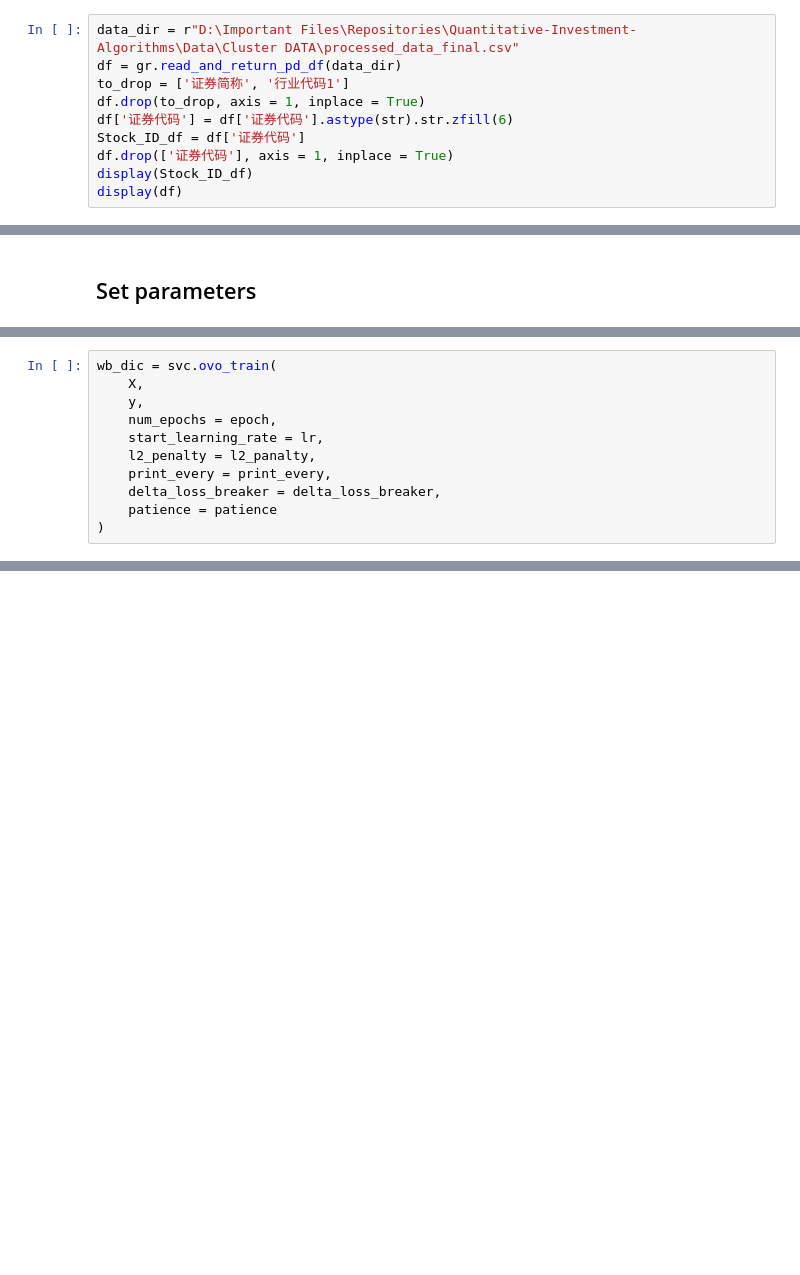
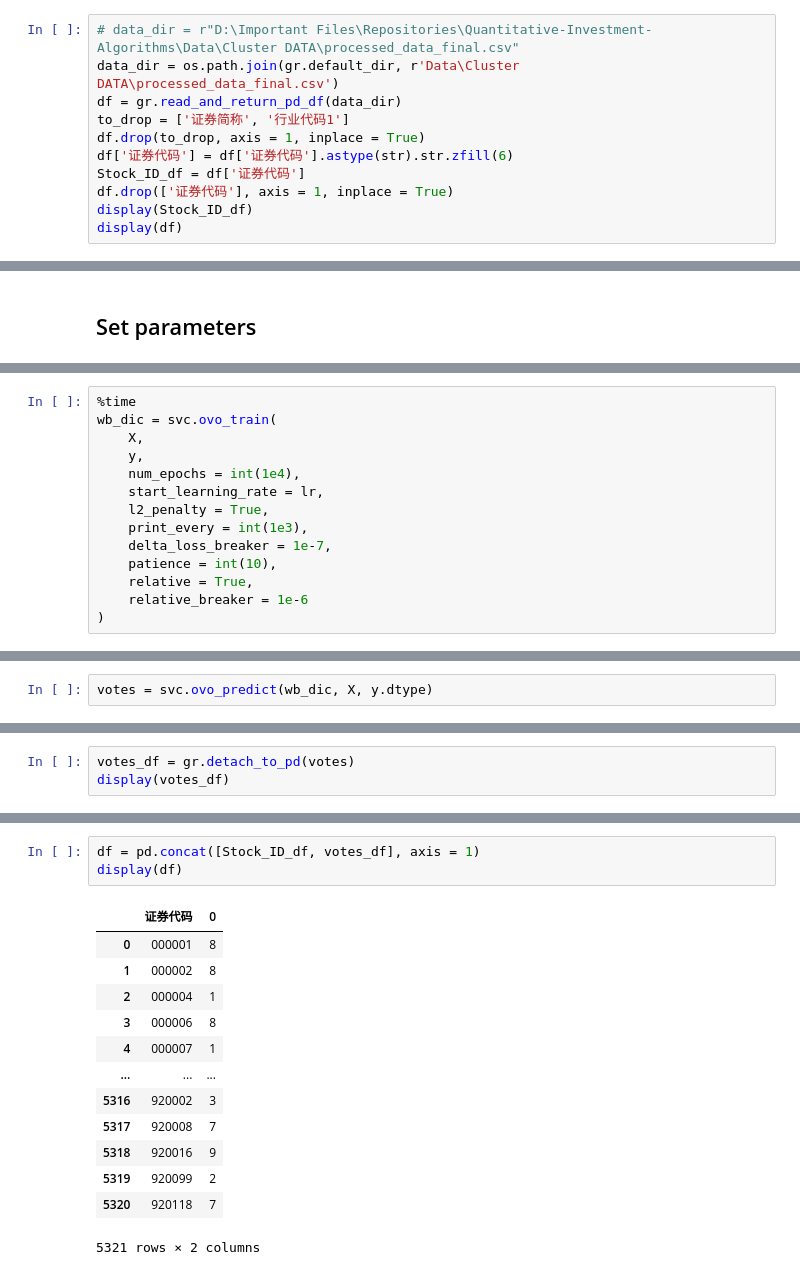
Before and after one commit to wsxrfv9090/Quantitative-Investment-Algorithms, a Jupyter notebook: Chinese Stock Analysis.ipynb, the cells around one changed output, grey strips where cells are left out. Cells and saved outputs as stored; diff of their text form; blank space fills up the shorter version.

Commit message:
Finished ovo and svc algorithm, and tested on the stocks.

```diff
--- a/Chinese Stock Analysis.ipynb
+++ b/Chinese Stock Analysis.ipynb
@@ -10,5 +12,6 @@ import kmc_torch.kmc as kmc
 # %%
-data_dir = r"D:\Important Files\Repositories\Quantitative-Investment-Algorithms\Data\Cluster DATA\processed_data_final.csv"
+# data_dir = r"D:\Important Files\Repositories\Quantitative-Investment-Algorithms\Data\Cluster DATA\processed_data_final.csv"
+data_dir = os.path.join(gr.default_dir, r'Data\Cluster DATA\processed_data_final.csv')
 df = gr.read_and_return_pd_df(data_dir)
 to_drop = ['证券简称', '行业代码1']
 df.drop(to_drop, axis = 1, inplace = True)
@@ -98,12 +96,15 @@ patience = int(10)
 # %%
+%time
 wb_dic = svc.ovo_train(
     X,
     y,
-    num_epochs = epoch,
+    num_epochs = int(1e4),
     start_learning_rate = lr,
-    l2_penalty = l2_panalty,
-    print_every = print_every,
-    delta_loss_breaker = delta_loss_breaker,
-    patience = patience
+    l2_penalty = True,
+    print_every = int(1e3),
+    delta_loss_breaker = 1e-7,
+    patience = int(10),
+    relative = True,
+    relative_breaker = 1e-6
 )
 # %% [output]
@@ -152,0 +128,2 @@ weights and bias: tensor([-0.2311,  0.2239, -0.2837, -0.3046, -0.0044,  0.0609,
+# %%
+votes = svc.ovo_predict(wb_dic, X, y.dtype)
@@ -152,0 +146,3 @@ weights and bias: tensor([-0.2311,  0.2239, -0.2837, -0.3046, -0.0044,  0.0609,
+# %%
+votes_df = gr.detach_to_pd(votes)
+display(votes_df)
@@ -152,0 +163,17 @@ weights and bias: tensor([-0.2311,  0.2239, -0.2837, -0.3046, -0.0044,  0.0609,
+# %%
+df = pd.concat([Stock_ID_df, votes_df], axis = 1)
+display(df)
+# %% [output]
+|  | 证券代码 | 0 |
+| 0 | 000001 | 8 |
+| 1 | 000002 | 8 |
+| 2 | 000004 | 1 |
+| 3 | 000006 | 8 |
+| 4 | 000007 | 1 |
+| ... | ... | ... |
+| 5316 | 920002 | 3 |
+| 5317 | 920008 | 7 |
+| 5318 | 920016 | 9 |
+| 5319 | 920099 | 2 |
+| 5320 | 920118 | 7 |
+5321 rows × 2 columns
```
Also changed, not shown: parts of 9 cells of this notebook, 8 other files.
